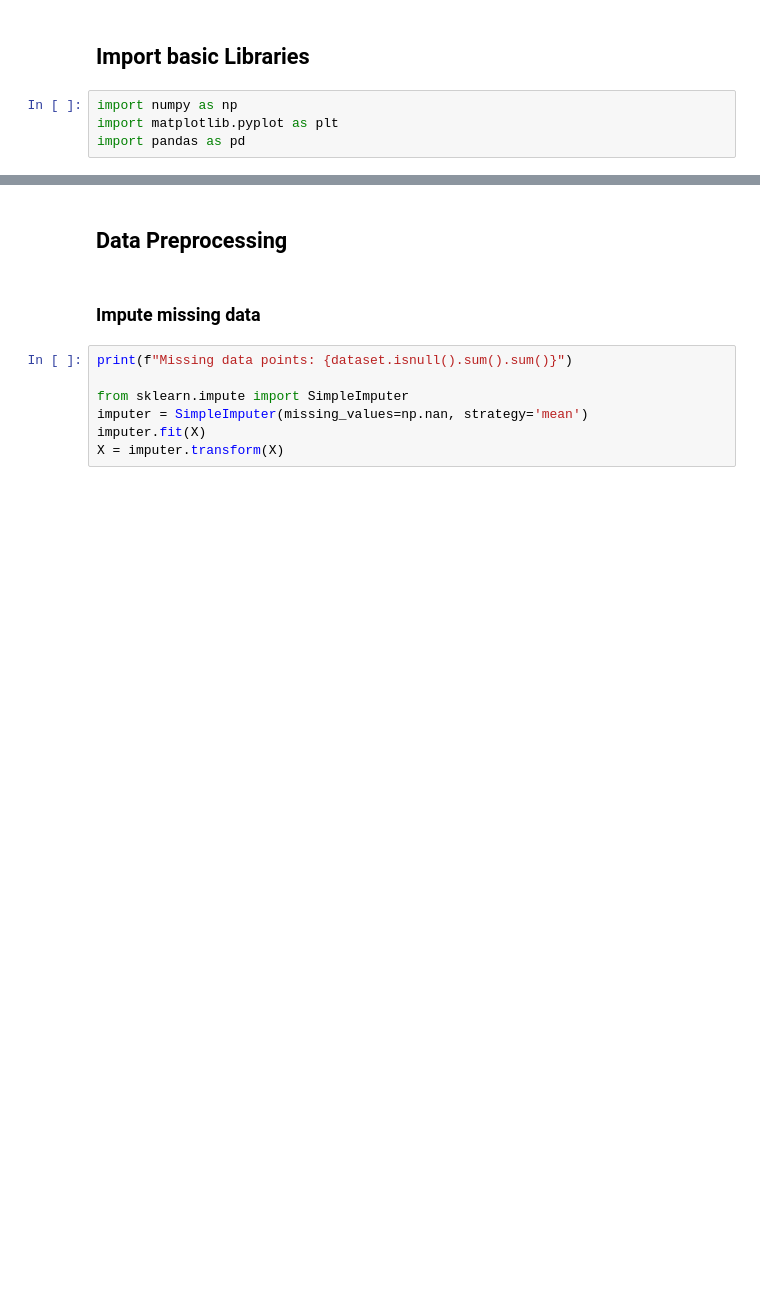
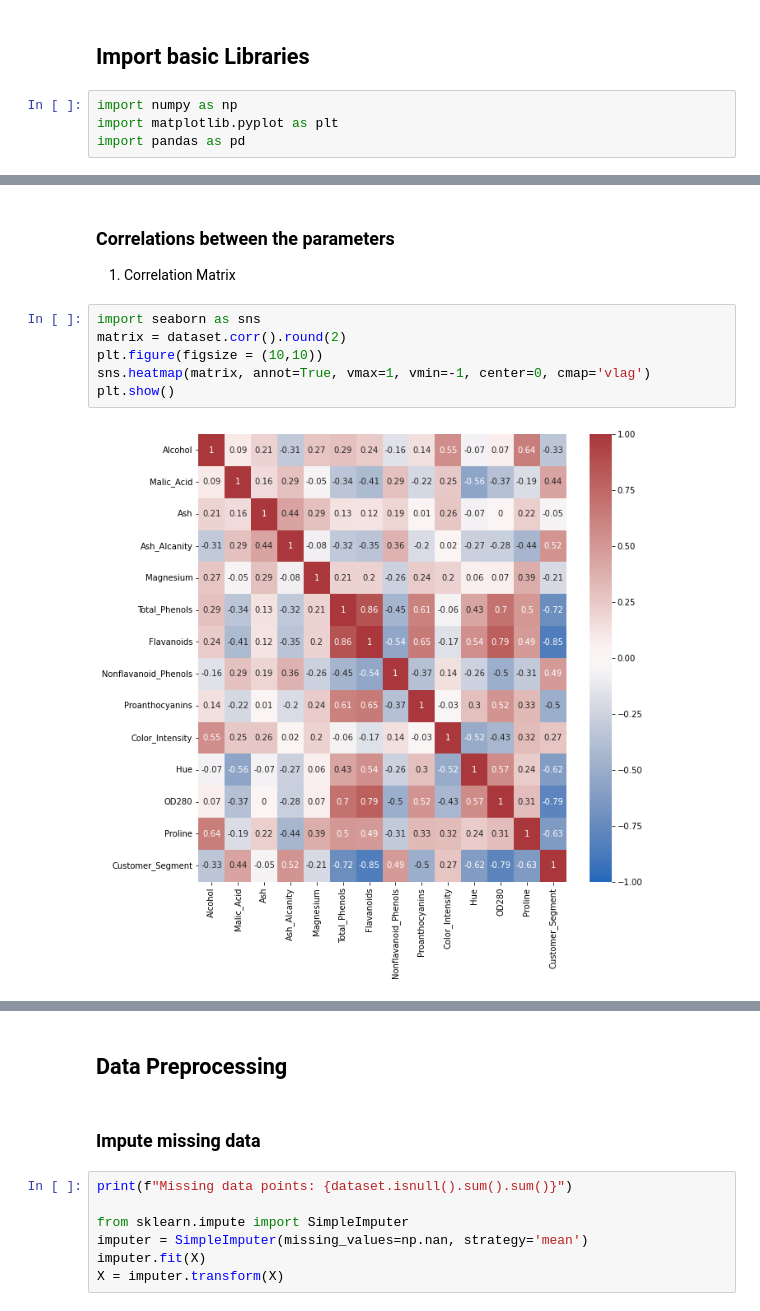
Before and after one commit to Kaudse/ML-Template, a Jupyter notebook: ML_Template.ipynb, the cells around one changed output, grey strips where cells are left out. Cells and saved outputs as stored; diff of their text form; blank space fills up the shorter version.

```diff
--- a/ML_Template.ipynb
+++ b/ML_Template.ipynb
@@ -16,0 +65,12 @@ print(y)
+# %% [markdown]
+### Correlations between the parameters
+
+1. Correlation Matrix
+# %%
+import seaborn as sns
+matrix = dataset.corr().round(2)
+plt.figure(figsize = (10,10))
+sns.heatmap(matrix, annot=True, vmax=1, vmin=-1, center=0, cmap='vlag')
+plt.show()
+# %% [output]
+[figure, added]
```
Also changed, not shown: parts of 30 cells of this notebook, 3 other files.
